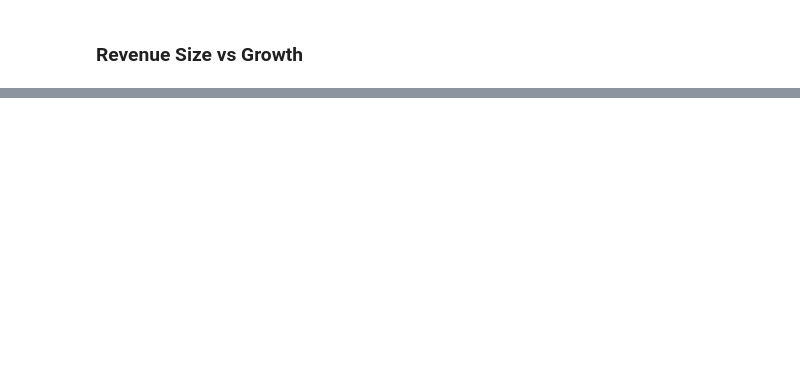
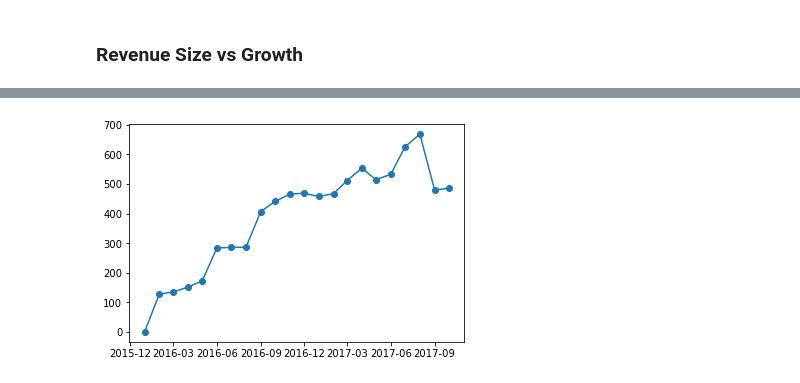
Before and after one commit to k1fukumoto/vcpp-data, a Jupyter notebook: report/GlobalUsagePoints.ipynb, the cells around one changed output, grey strips where cells are left out. Saved outputs shown, nothing was run; the diff lists cells and outputs as text; code cells hidden in the pictures; blank space fills up the shorter version.

```diff
--- a/report/GlobalUsagePoints.ipynb
+++ b/report/GlobalUsagePoints.ipynb
@@ -491,0 +493,10 @@ print_mom_growth(s_usage_point(df,g='Fujitsu'))
+# %%
+s_nifty = df[(df['Service Provider'].str.match(r'.*FUJITSU CLOUD.*')) | (df['Service Provider'].str.match(r'.*NIFTY.*'))].groupby('Usage Period')['Value (USD)'].sum()
+
+start = s_nifty.values[0]
+
+plt.plot(s_nifty.index,(s_nifty.values/start-1)*100,'o-',label='Nifty Revenue')
+#format_trend_chart()
+plt.show()
+# %% [output]
+[figure, added]
```
Also changed, not shown: parts of 16 cells of this notebook.
